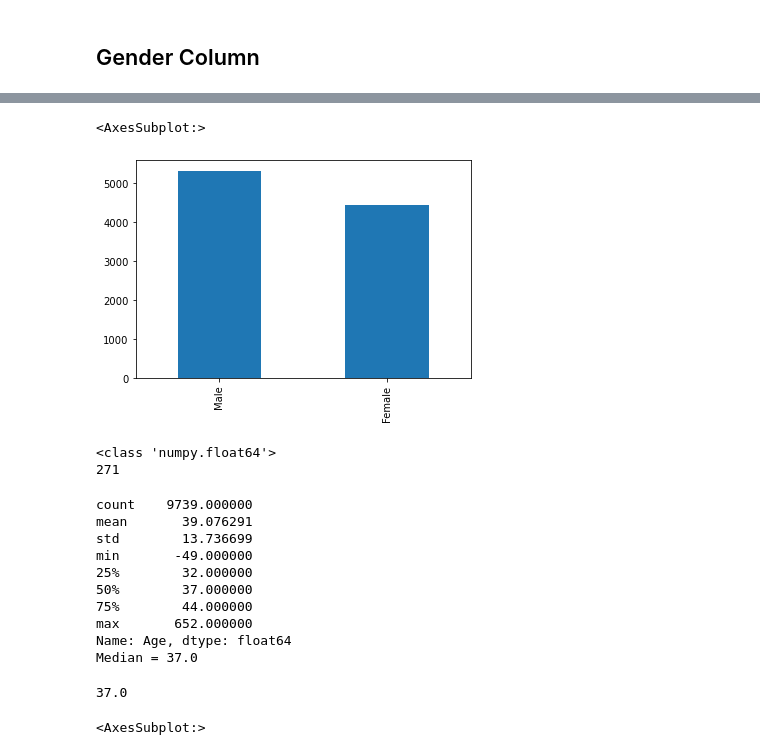
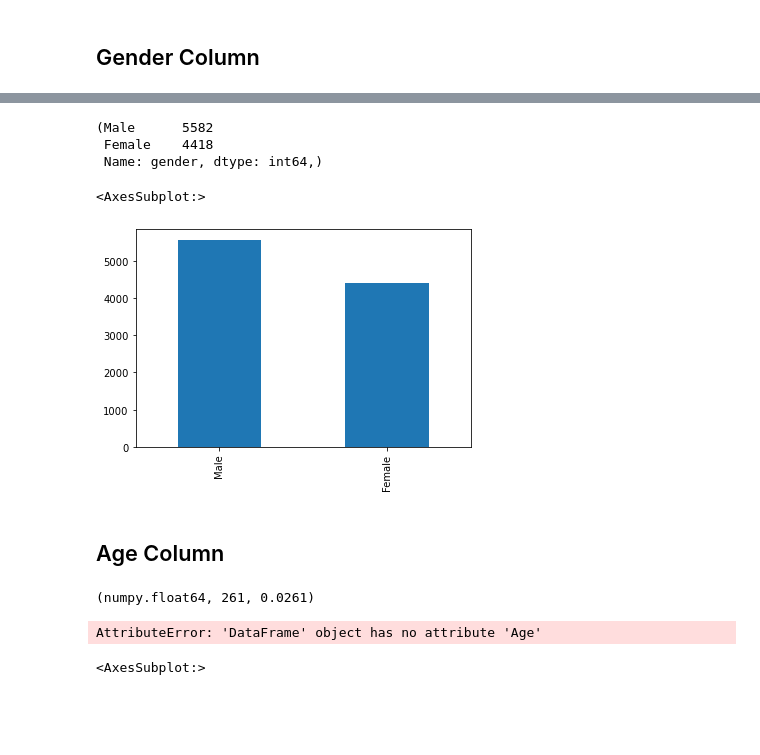
Before and after one commit to lukyluca/Bank-Customer-Churn-Prediction, a Jupyter notebook: project_code.ipynb, the cells around one changed output, grey strips where cells are left out. Drawn from its saved outputs; the diff is of its cells as text; code cells hidden in the pictures; blank space fills up the shorter version.

```diff
--- a/project_code.ipynb
+++ b/project_code.ipynb
@@ -240,0 +265,4 @@ df.loc[df.Geography != 'No information available', 'Geography'].value_counts().p
+# %%
+# Using the mode to fill NA
+
+df.geography.fillna('France', inplace= True)
@@ -256,7 +289,3 @@ print(df.Gender.isna().sum())
-# %%
-# Creating new variable for missing values
-
-df.Gender.fillna('No information available', inplace= True)
 # %%
 # Frequnecy Table
 
@@ -276,16 +298,26 @@ df.loc[df.Gender != 'No information available', 'Gender'].value_counts().plot(ki
+# %%
+# As the differnce in proportion bewtween male and female is not big we can use the mode to replace the missing values
+
+df.gender.fillna("Male", inplace=True)
+# %%
+df.gender.value_counts(dropna = False),
+# %% [output]
+(Male      5582
+ Female    4418
+ Name: gender, dtype: int64,)
 # %%
-df.loc[df.Gender != 'No information available', 'Gender'].value_counts().plot(kind= 'bar')
+df.gender.value_counts().plot(kind= 'bar')
 # %% [output]
 <AxesSubplot:>
-[figure, old version]
+[figure, new version]
+# %% [markdown]
+## Age Column
 # %%
 # Checking for Type and missing values
 
-print(type(df.Age[0]))
-print(df.Age.isna().sum())
+type(df.age[0]) , df.age.isna().sum(),  df.age.isna().mean()
 # %% [output]
-<class 'numpy.float64'>
-271
+(numpy.float64, 261, 0.0261)
 # %%
 # Column Description
 
@@ -293,14 +325,5 @@ print(df.Age.describe())
 median_Age = df.Age.median()
 print("Median = %s" % median_Age)
 # %% [output]
-count    9739.000000
-mean       39.076291
-std        13.736699
-min       -49.000000
-25%        32.000000
-50%        37.000000
-75%        44.000000
-max       652.000000
-Name: Age, dtype: float64
-Median = 37.0
+AttributeError: 'DataFrame' object has no attribute 'Age'
 # %%
@@ -308,8 +331,3 @@ Median = 37.0
-# %%
-median_Age = df.Age.median()
-median_Age
-# %% [output]
-37.0
 # %%
 # Finding outliers
 # %%
```
Also changed, not shown: parts of 85 cells of this notebook.
